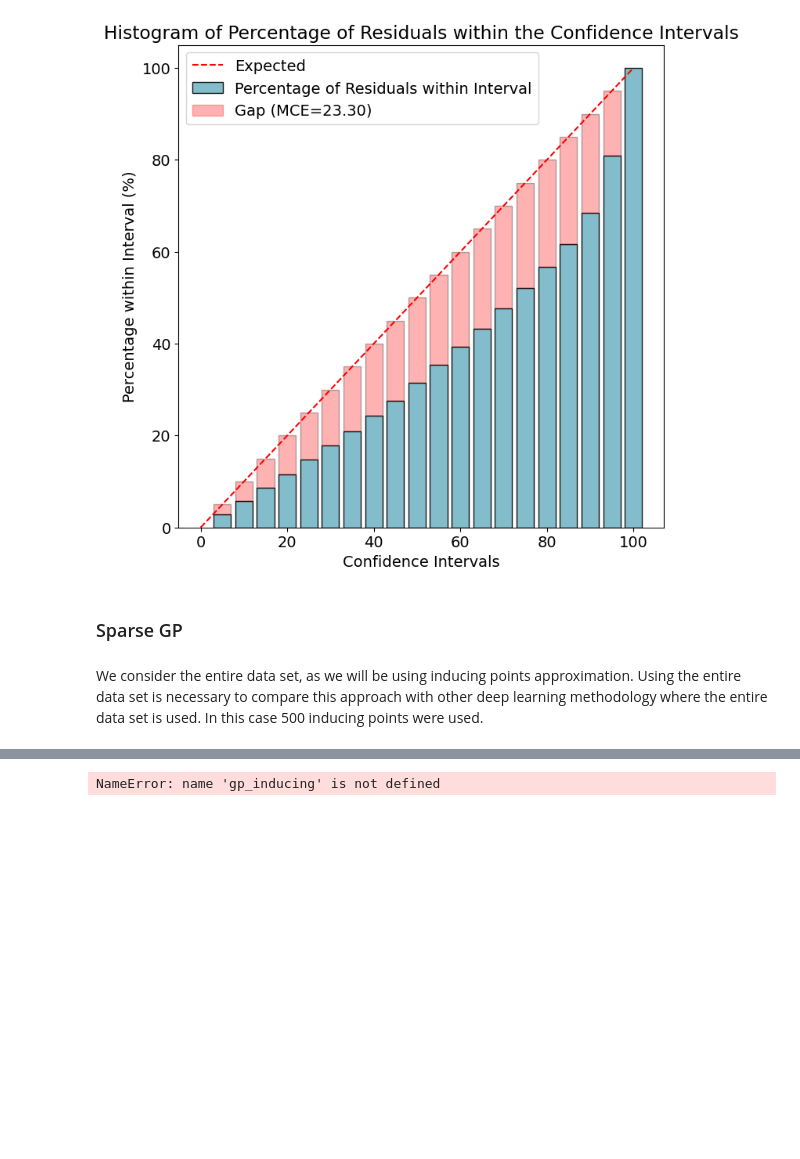
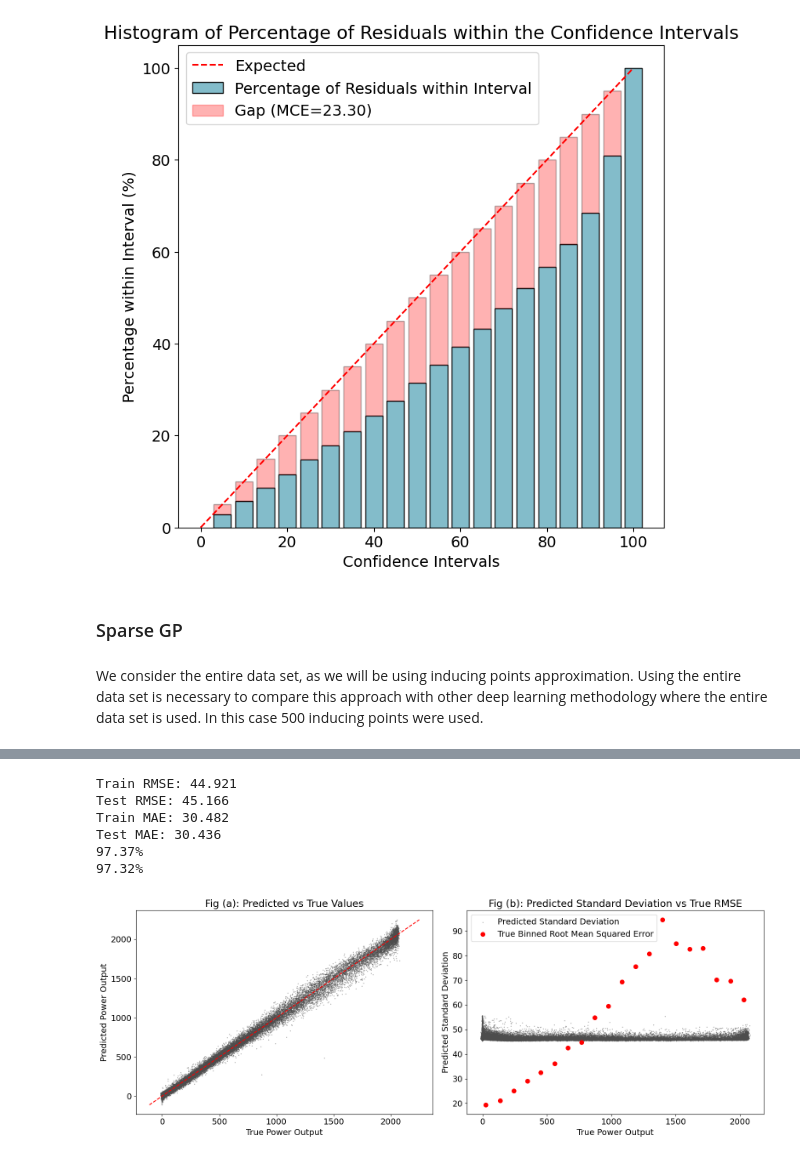
Before and after one commit to filofiocchi02/fyp, a Jupyter notebook: GP_experiment.ipynb, the cells around one changed output, grey strips where cells are left out. Cells and saved outputs as stored; diff of their text form; code cells hidden in the pictures; blank space fills up the shorter version.

```diff
--- a/GP_experiment.ipynb
+++ b/GP_experiment.ipynb
@@ -695,5 +662,3 @@ AttributeError: module 'GPy' has no attribute 'kern'
-# %%
-gp_inducing = gp_load
 # %%
 y_train_pred, y_train_vars = gp_inducing.predict(X_train)
 y_test_pred, y_test_vars = gp_inducing.predict(X_test)
@@ -713,9 +678,16 @@ y_test_stddevs = np.sqrt(y_test_vars.squeeze())
 name = "GP (RBF, sparse)"
 
 save_preds(name, y_test_pred, y_test_stddevs)
-evaluate_and_save_metrics(name, y_train_sample, y_test, y_train_pred, y_test_pred, ci=CONFIDENCE_INTERVAL)
+evaluate_and_save_metrics(name, y_train, y_test, y_train_pred, y_test_pred, y_train_stddevs, y_test_stddevs, ci=CONFIDENCE_INTERVAL)
 # %% [output]
-NameError: name 'gp_inducing' is not defined
+Train RMSE: 44.921
+Test RMSE: 45.166
+Train MAE: 30.482
+Test MAE: 30.436
+97.37%
+97.32%
 # %%
-plot_means_variances(y_test_full, y_test_pred, y_test_stddevs)
+plot_means_variances(y_test, y_test_pred, y_test_stddevs)
+# %% [output]
+[figure, added]
 # %%
```
Also changed, not shown: parts of 14 cells of this notebook, 6 other files.
